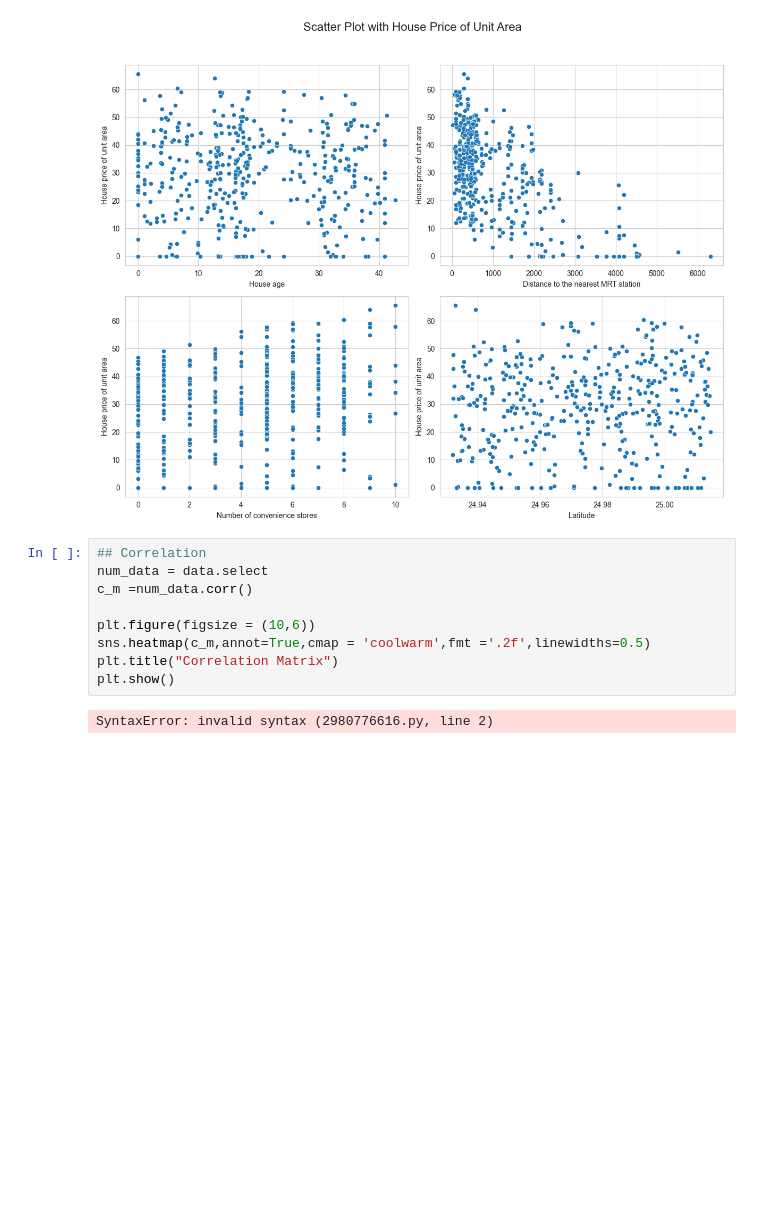
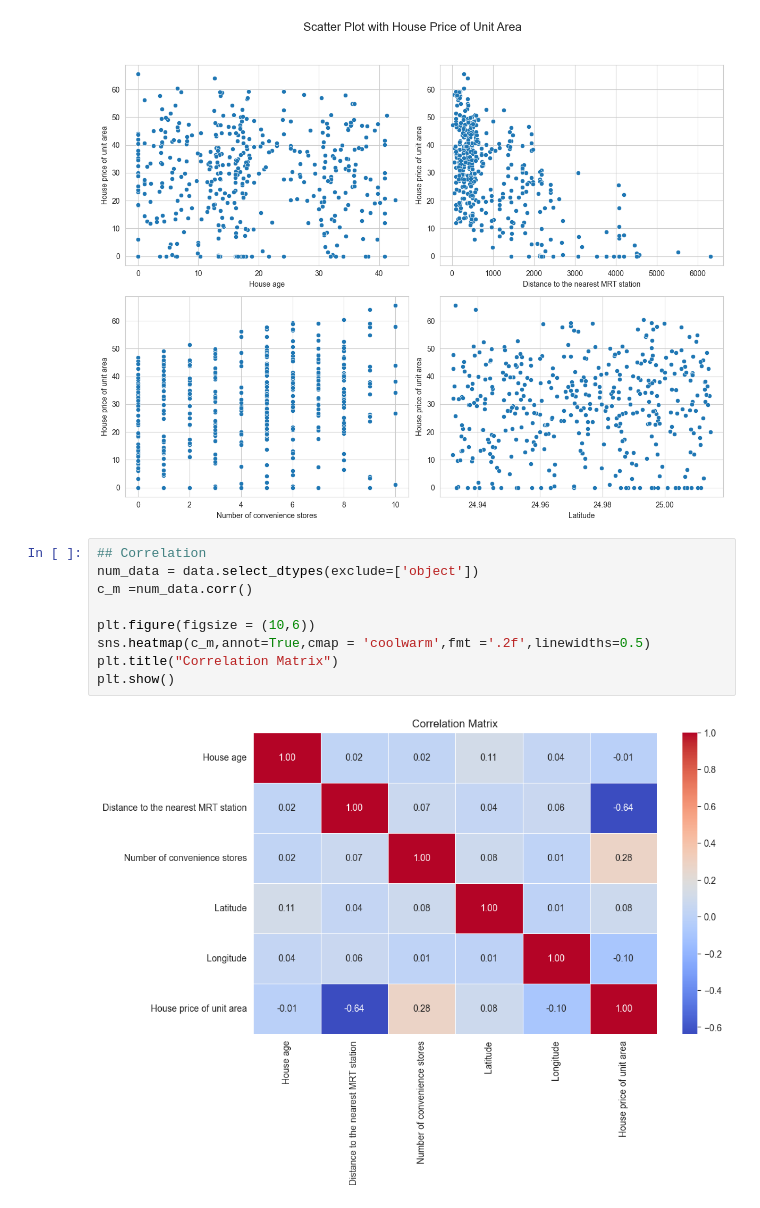
Before and after one commit to Chirag6525/Real-Estate-Price-Prediction, a Jupyter notebook: RealEstate_price_predictor.ipynb, the cells around one changed output. Cells and saved outputs as stored; diff of their text form; blank space fills up the shorter version.

```diff
--- a/RealEstate_price_predictor.ipynb
+++ b/RealEstate_price_predictor.ipynb
@@ -84,14 +84,14 @@ plt.tight_layout(rect= [0,0.03,1,0.95])
 plt.show()
 # %% [output]
 [figure]
-# %%
-## Correlation
-num_data = data.select
-c_m =num_data.corr()
-
-plt.figure(figsize = (10,6))
-sns.heatmap(c_m,annot=True,cmap = 'coolwarm',fmt ='.2f',linewidths=0.5)
-plt.title("Correlation Matrix")
-plt.show()
-# %% [output]
-SyntaxError: invalid syntax (2980776616.py, line 2)
+# %%
+## Correlation
+num_data = data.select_dtypes(exclude=['object'])
+c_m =num_data.corr()
+
+plt.figure(figsize = (10,6))
+sns.heatmap(c_m,annot=True,cmap = 'coolwarm',fmt ='.2f',linewidths=0.5)
+plt.title("Correlation Matrix")
+plt.show()
+# %% [output]
+[figure, added]
```
Also changed, not shown: parts of 4 cells of this notebook.
